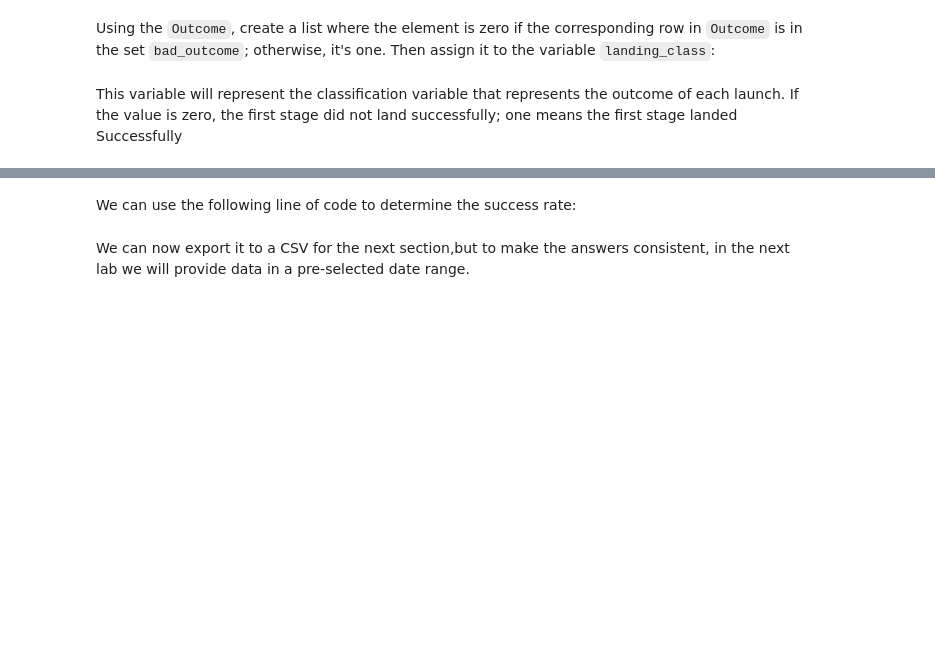
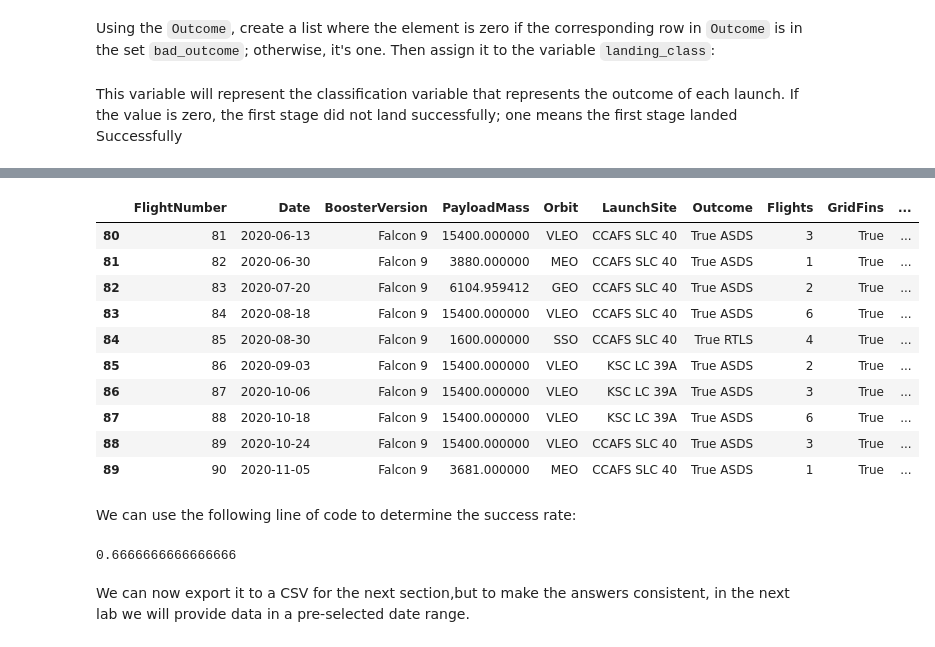
Before and after one commit to A-Alexandrov2021/IBM-Data-Science-Project_Space-X-Applied-Data-Science-Capstone, a Jupyter notebook: Complete_the_EDA_lab.ipynb, the cells around one changed output, grey strips where cells are left out. Saved outputs shown, nothing was run; the diff lists cells and outputs as text; code cells hidden in the pictures; blank space fills up the shorter version.

```diff
--- a/Complete_the_EDA_lab.ipynb
+++ b/Complete_the_EDA_lab.ipynb
@@ -110,3 +177,5 @@ Use the method  <code>.value_counts()</code> to determine the number and occurre
 Use the method  <code>value_counts()</code> to determine the number and occurrence of each orbit in the  column <code>Outcome</code> , then assign it to the variable <code>landing_outcomes</code>:
 # %%
 # landing_outcomes = values on Outcome column
+landing_outcomes=df["Outcome"].value_counts()
+landing_outcomes
@@ -127,6 +217,14 @@ Using the <code>Outcome</code>,  create a list where the element is zero if the
 # %%
 # landing_class = 0 if bad_outcome
 # landing_class = 1 otherwise
+
+landing_class=[]
+
+for index, row in df.iterrows():
+    if row['Outcome'] in bad_outcomes:
+        landing_class.append(0)
+    else:
+        landing_class.append(1)
 # %% [markdown]
 This variable will represent the classification variable that represents the outcome of each launch. If the value is zero, the  first stage did not land successfully; one means  the first stage landed Successfully
 # %%
@@ -137,7 +251,24 @@ df.head(5)
+# %%
+df.head(10)
+df.tail(10)
+# %% [output]
+|  | FlightNumber | Date | BoosterVersion | PayloadMass | Orbit | LaunchSite | Outcome | Flights | GridFins | ... |
+| 80 | 81 | 2020-06-13 | Falcon 9 | 15400.000000 | VLEO | CCAFS SLC 40 | True ASDS | 3 | True | ... |
+| 81 | 82 | 2020-06-30 | Falcon 9 | 3880.000000 | MEO | CCAFS SLC 40 | True ASDS | 1 | True | ... |
+| 82 | 83 | 2020-07-20 | Falcon 9 | 6104.959412 | GEO | CCAFS SLC 40 | True ASDS | 2 | True | ... |
+| 83 | 84 | 2020-08-18 | Falcon 9 | 15400.000000 | VLEO | CCAFS SLC 40 | True ASDS | 6 | True | ... |
+| 84 | 85 | 2020-08-30 | Falcon 9 | 1600.000000 | SSO | CCAFS SLC 40 | True RTLS | 4 | True | ... |
+| 85 | 86 | 2020-09-03 | Falcon 9 | 15400.000000 | VLEO | KSC LC 39A | True ASDS | 2 | True | ... |
+| 86 | 87 | 2020-10-06 | Falcon 9 | 15400.000000 | VLEO | KSC LC 39A | True ASDS | 3 | True | ... |
+| 87 | 88 | 2020-10-18 | Falcon 9 | 15400.000000 | VLEO | KSC LC 39A | True ASDS | 6 | True | ... |
+| 88 | 89 | 2020-10-24 | Falcon 9 | 15400.000000 | VLEO | CCAFS SLC 40 | True ASDS | 3 | True | ... |
+| 89 | 90 | 2020-11-05 | Falcon 9 | 3681.000000 | MEO | CCAFS SLC 40 | True ASDS | 1 | True | ... |
 # %% [markdown]
 We can use the following line of code to determine  the success rate:
 # %%
 df["Class"].mean()
+# %% [output]
+0.6666666666666666
 # %% [markdown]
 We can now export it to a CSV for the next section,but to make the answers consistent, in the next lab we will provide data in a pre-selected date range.
 # %% [markdown]
```
Also changed, not shown: parts of 12 cells of this notebook.
